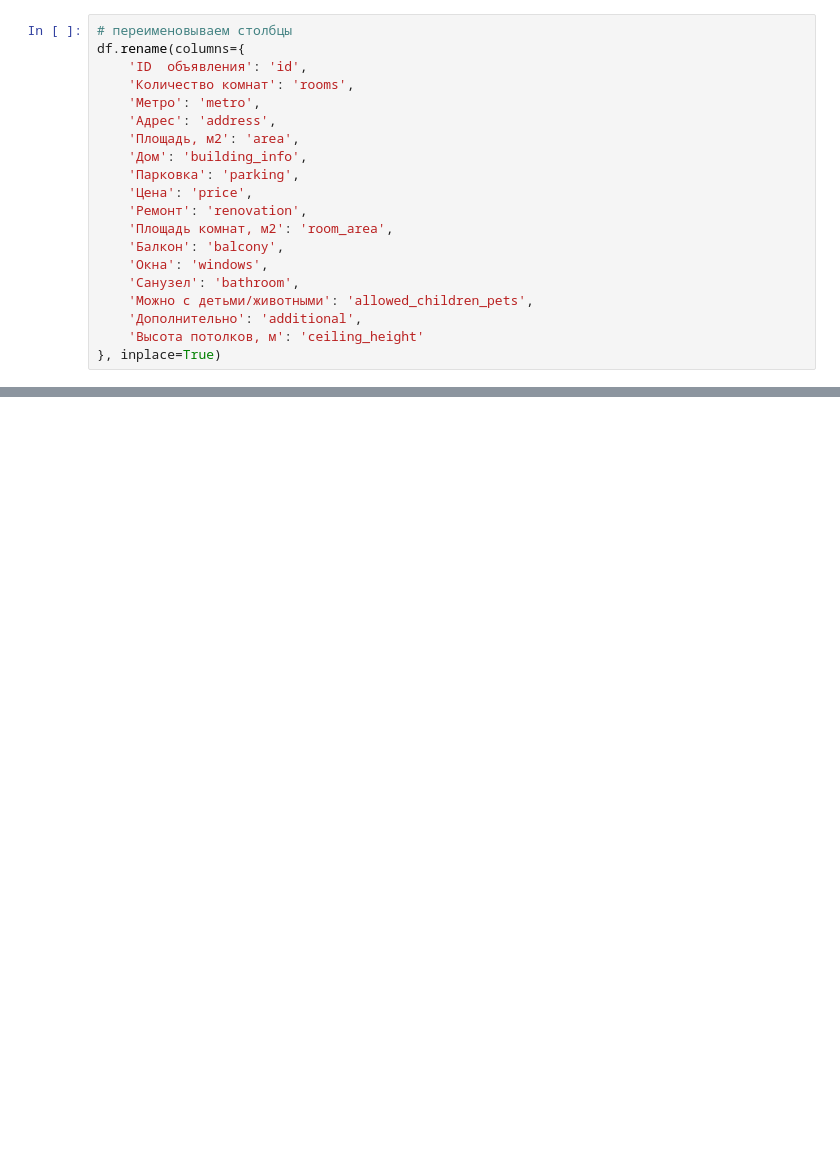
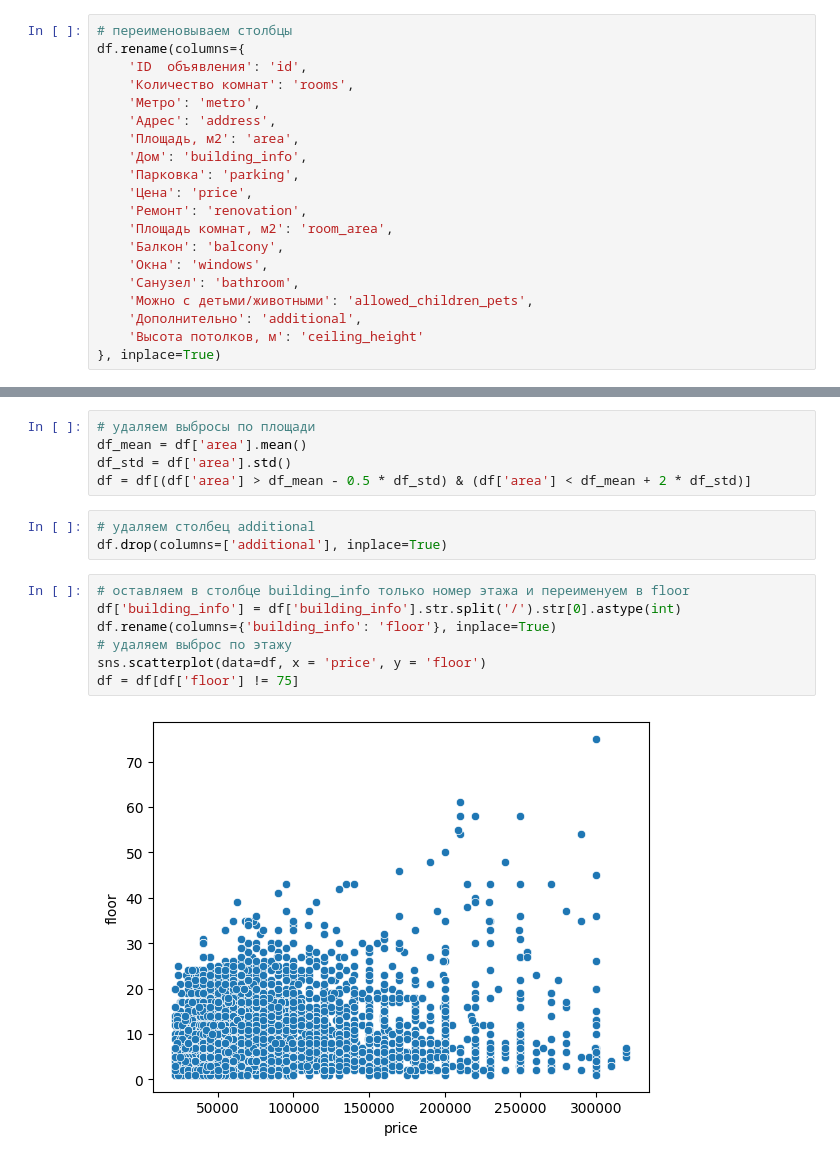
Before and after one commit to NinaShur/Project-Analytical-mishanina, a Jupyter notebook: realises/preprocessing.ipynb, the cells around one changed output, grey strips where cells are left out. Cells and saved outputs as stored; diff of their text form; blank space fills up the shorter version.

```diff
--- a/realises/preprocessing.ipynb
+++ b/realises/preprocessing.ipynb
@@ -131,0 +126,17 @@ df.head(2)
+# %%
+# удаляем выбросы по площади
+df_mean = df['area'].mean()
+df_std = df['area'].std()
+df = df[(df['area'] > df_mean - 0.5 * df_std) & (df['area'] < df_mean + 2 * df_std)]
+# %%
+# удаляем столбец additional
+df.drop(columns=['additional'], inplace=True)
+# %%
+# оставляем в столбце building_info только номер этажа и переименуем в floor
+df['building_info'] = df['building_info'].str.split('/').str[0].astype(int)
+df.rename(columns={'building_info': 'floor'}, inplace=True)
+# удаляем выброс по этажу
+sns.scatterplot(data=df, x = 'price', y = 'floor')
+df = df[df['floor'] != 75]
+# %% [output]
+[figure, added]
```
Also changed, not shown: parts of 4 cells of this notebook, 10 other files.
